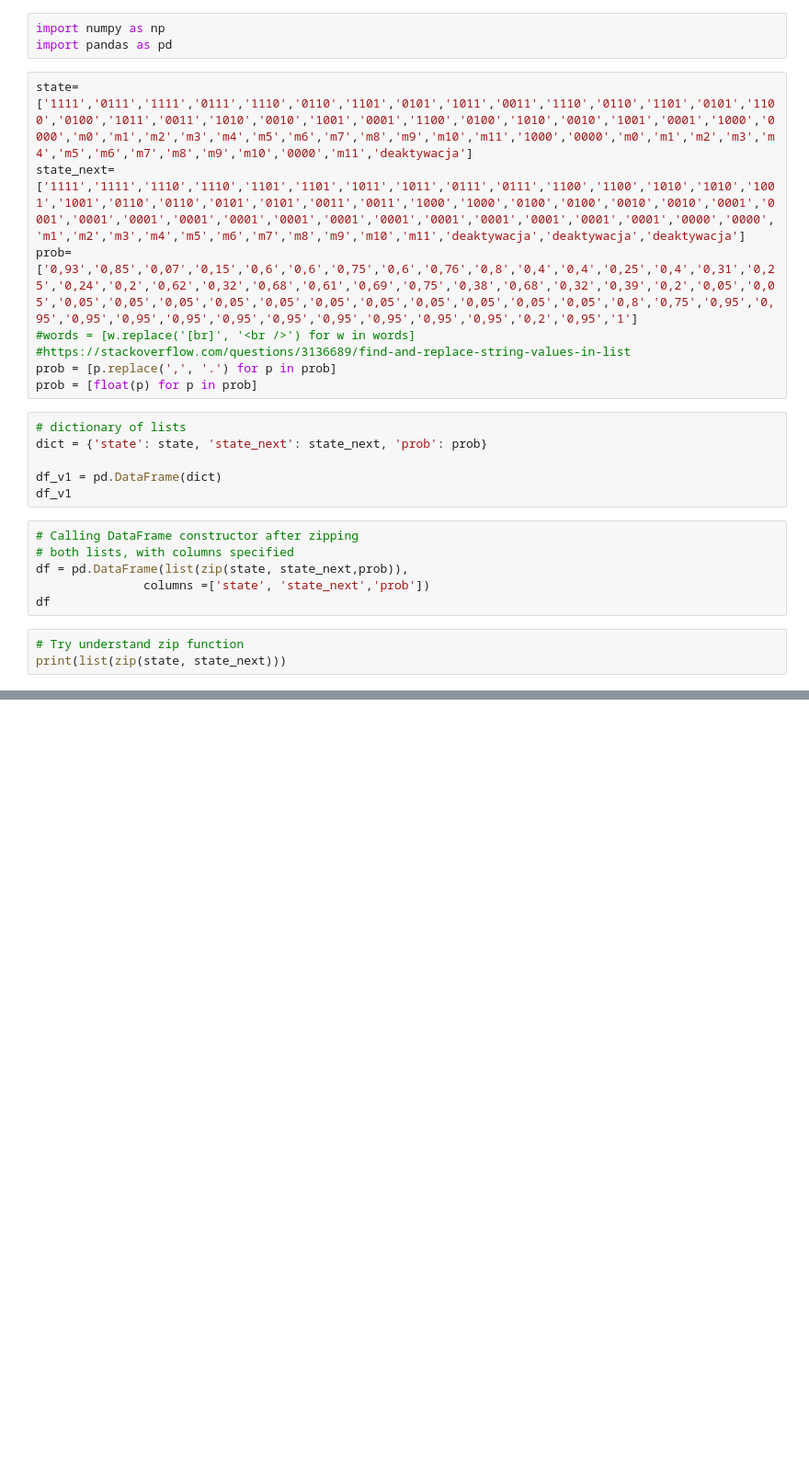
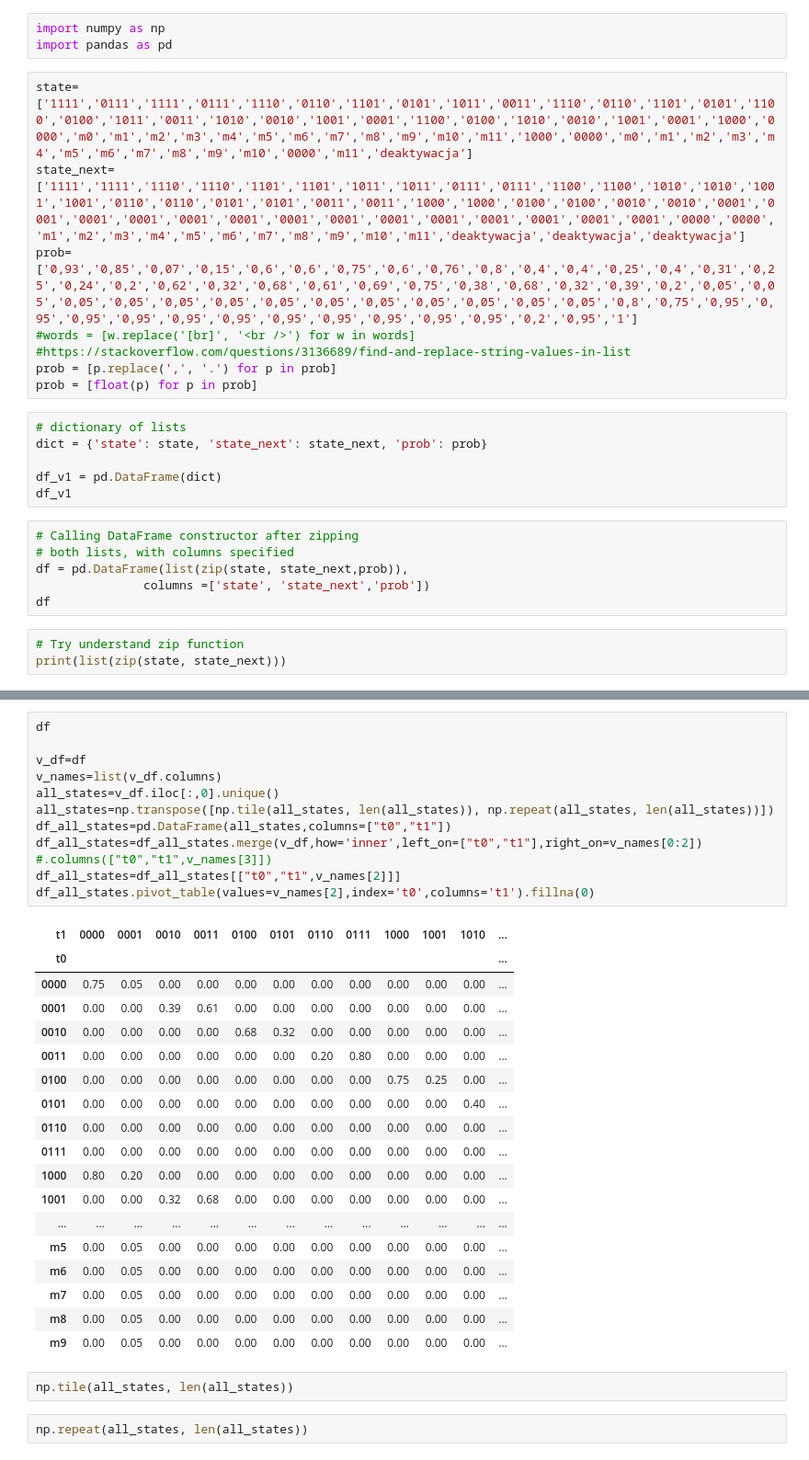
Before and after one commit to mwiewiorko/quantFinance, a Jupyter notebook: input_text_data.ipynb, the cells around one changed output, grey strips where cells are left out. Shown: that part at 92% size. Drawn from its saved outputs; the diff is of its cells as text; blank space fills up the shorter version.

```diff
--- a/input_text_data.ipynb
+++ b/input_text_data.ipynb
@@ -69,0 +47,35 @@ df1.rename(columns={"A": "a", "B": "c"})
+# %%
+df
+
+v_df=df
+v_names=list(v_df.columns)
+all_states=v_df.iloc[:,0].unique()
+all_states=np.transpose([np.tile(all_states, len(all_states)), np.repeat(all_states, len(all_states))])
+df_all_states=pd.DataFrame(all_states,columns=["t0","t1"])
+df_all_states=df_all_states.merge(v_df,how='inner',left_on=["t0","t1"],right_on=v_names[0:2])
+#.columns(["t0","t1",v_names[3]])
+df_all_states=df_all_states[["t0","t1",v_names[2]]]
+df_all_states.pivot_table(values=v_names[2],index='t0',columns='t1').fillna(0)
+# %% [output]
+| t1 | 0000 | 0001 | 0010 | 0011 | 0100 | 0101 | 0110 | 0111 | 1000 | 1001 | 1010 | ... |
+| t0 |  |  |  |  |  |  |  |  |  |  |  | ... |
+| 0000 | 0.75 | 0.05 | 0.00 | 0.00 | 0.00 | 0.00 | 0.00 | 0.00 | 0.00 | 0.00 | 0.00 | ... |
+| 0001 | 0.00 | 0.00 | 0.39 | 0.61 | 0.00 | 0.00 | 0.00 | 0.00 | 0.00 | 0.00 | 0.00 | ... |
+| 0010 | 0.00 | 0.00 | 0.00 | 0.00 | 0.68 | 0.32 | 0.00 | 0.00 | 0.00 | 0.00 | 0.00 | ... |
+| 0011 | 0.00 | 0.00 | 0.00 | 0.00 | 0.00 | 0.00 | 0.20 | 0.80 | 0.00 | 0.00 | 0.00 | ... |
+| 0100 | 0.00 | 0.00 | 0.00 | 0.00 | 0.00 | 0.00 | 0.00 | 0.00 | 0.75 | 0.25 | 0.00 | ... |
+| 0101 | 0.00 | 0.00 | 0.00 | 0.00 | 0.00 | 0.00 | 0.00 | 0.00 | 0.00 | 0.00 | 0.40 | ... |
+| 0110 | 0.00 | 0.00 | 0.00 | 0.00 | 0.00 | 0.00 | 0.00 | 0.00 | 0.00 | 0.00 | 0.00 | ... |
+| 0111 | 0.00 | 0.00 | 0.00 | 0.00 | 0.00 | 0.00 | 0.00 | 0.00 | 0.00 | 0.00 | 0.00 | ... |
+| 1000 | 0.80 | 0.20 | 0.00 | 0.00 | 0.00 | 0.00 | 0.00 | 0.00 | 0.00 | 0.00 | 0.00 | ... |
+| 1001 | 0.00 | 0.00 | 0.32 | 0.68 | 0.00 | 0.00 | 0.00 | 0.00 | 0.00 | 0.00 | 0.00 | ... |
+| ... | ... | ... | ... | ... | ... | ... | ... | ... | ... | ... | ... | ... |
+| m5 | 0.00 | 0.05 | 0.00 | 0.00 | 0.00 | 0.00 | 0.00 | 0.00 | 0.00 | 0.00 | 0.00 | ... |
+| m6 | 0.00 | 0.05 | 0.00 | 0.00 | 0.00 | 0.00 | 0.00 | 0.00 | 0.00 | 0.00 | 0.00 | ... |
+| m7 | 0.00 | 0.05 | 0.00 | 0.00 | 0.00 | 0.00 | 0.00 | 0.00 | 0.00 | 0.00 | 0.00 | ... |
+| m8 | 0.00 | 0.05 | 0.00 | 0.00 | 0.00 | 0.00 | 0.00 | 0.00 | 0.00 | 0.00 | 0.00 | ... |
+| m9 | 0.00 | 0.05 | 0.00 | 0.00 | 0.00 | 0.00 | 0.00 | 0.00 | 0.00 | 0.00 | 0.00 | ... |
+# %%
+np.tile(all_states, len(all_states))
+# %%
+np.repeat(all_states, len(all_states))
```
Also changed, not shown: parts of 5 cells of this notebook.
